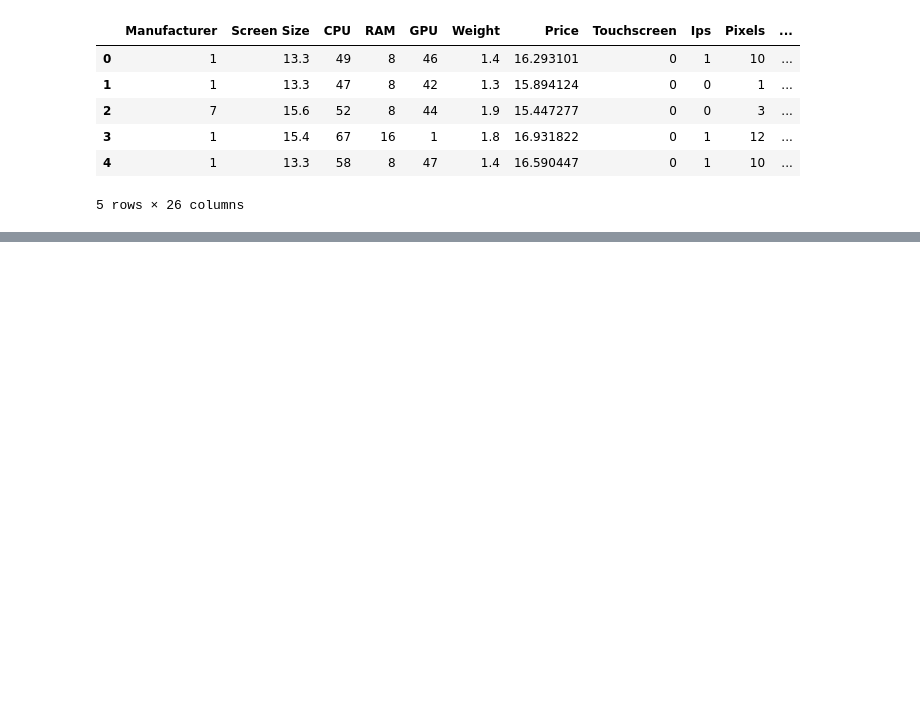
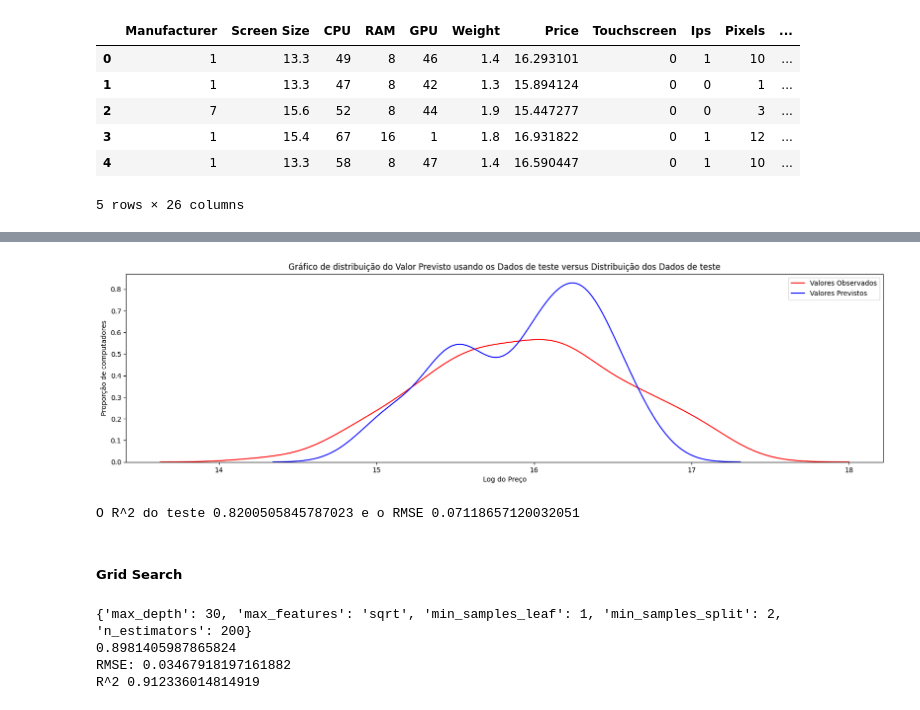
Before and after one commit to raulafrosa/Laptop-Price-Prediction-Kaggle, a Jupyter notebook: Notebooks.ipynb, the cells around one changed output, grey strips where cells are left out. Cells and saved outputs as stored; diff of their text form; code cells hidden in the pictures; blank space fills up the shorter version.

```diff
--- a/Notebooks.ipynb
+++ b/Notebooks.ipynb
@@ -624,0 +744,37 @@ df.head()
+# %%
+RF = RandomForestRegressor(max_depth= 4 , max_features= 6)
+RF.fit(x_train,y_train)
+yhatrf = RF.predict(x_test)
+# %%
+Title = 'Gráfico de distribuição do Valor Previsto usando os Dados de teste versus Distribuição dos Dados de teste'
+DistributionPlot(y_test, yhatrf, "Valores Observados", "Valores Previstos", Title)
+# %% [output]
+[figure, added]
+# %%
+print(f"O R^2 do teste {r2_score(y_test, yhatrf)} e o RMSE {mean_squared_error(y_test,yhatrf)}")
+# %% [output]
+O R^2 do teste 0.8200505845787023 e o RMSE 0.07118657120032051
+# %% [markdown]
+##### Grid Search
+# %%
+RF2 = RandomForestRegressor()
+parameters2 = {
+    'max_depth': [int(x) for x in np.linspace(10, 50, num = 11)],
+    'max_features': ['auto', 'sqrt'],
+    'min_samples_leaf': [1, 2, 4],
+    'min_samples_split': [2, 5, 10],
+    'n_estimators': [int(x) for x in np.linspace(start = 200, stop = 1000, num = 10)]
+}
+
+
+Grid2 = GridSearchCV(estimator = RF2, param_grid = parameters2, cv = 5)
+Grid2.fit(x_train,y_train)
+
+print(Grid2.best_params_)
+
+yhatrf_gs=Grid2.predict(x_test)
+# %% [output]
+{'max_depth': 30, 'max_features': 'sqrt', 'min_samples_leaf': 1, 'min_samples_split': 2, 'n_estimators': 200}
+0.8981405987865824
+RMSE: 0.03467918197161882
+R^2 0.912336014814919
```
Also changed, not shown: parts of 48 cells of this notebook.
